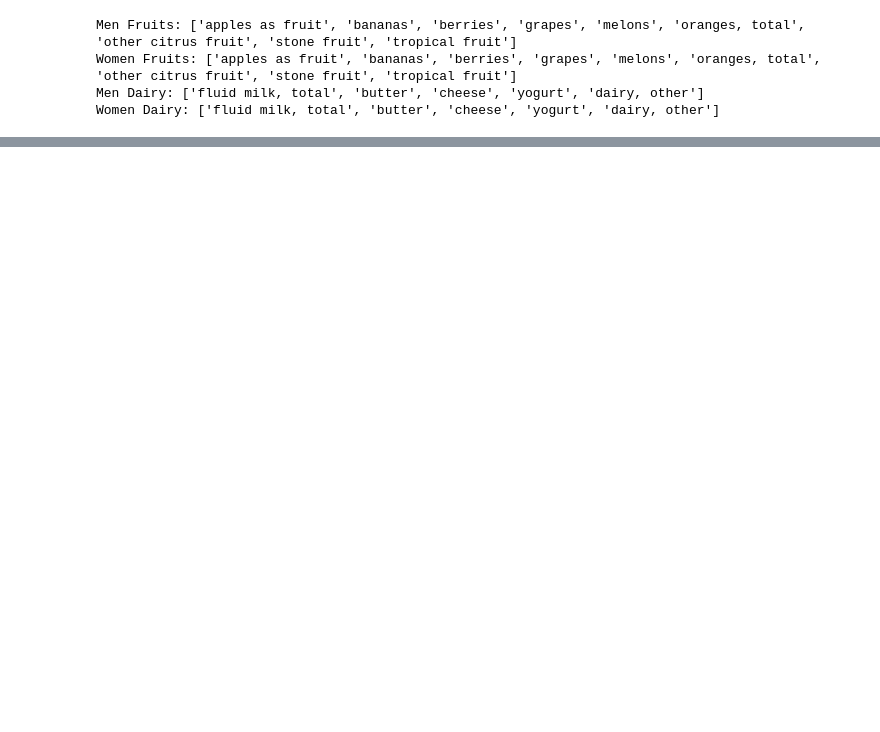
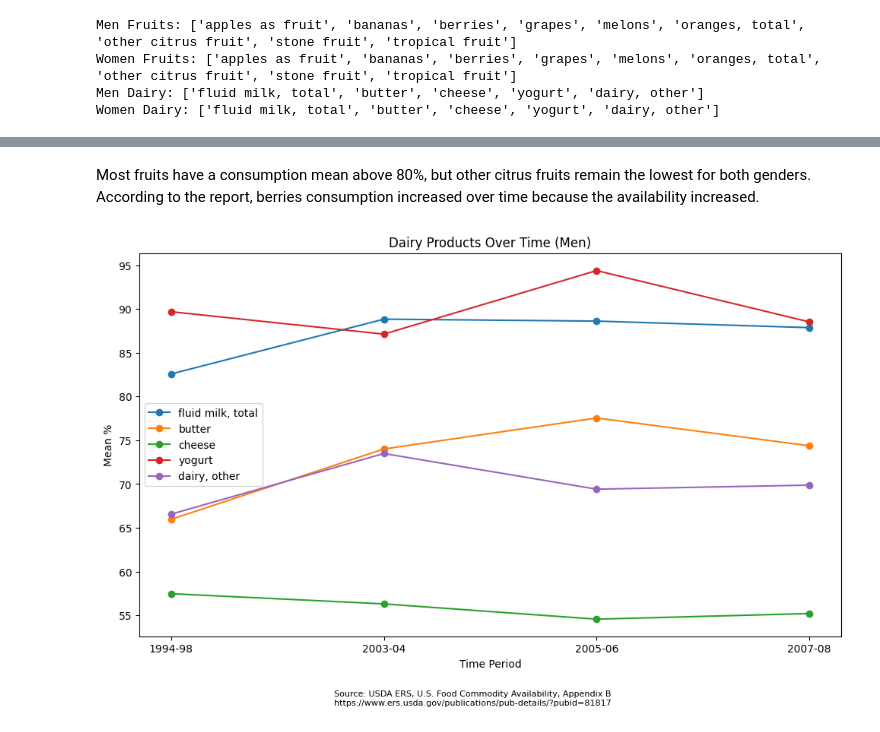
Before and after one commit to emallen2/CSc47400, a Jupyter notebook: prob1/problem1.ipynb, the cells around one changed output, grey strips where cells are left out. Saved outputs shown, nothing was run; the diff lists cells and outputs as text; code cells hidden in the pictures; blank space fills up the shorter version.

```diff
--- a/prob1/problem1.ipynb
+++ b/prob1/problem1.ipynb
@@ -107,0 +108,7 @@ plot_lines(women_dairy, "Dairy Consumption Over Time (Women)", "Mean percent", "
+# %% [markdown]
+Most fruits have a consumption mean above 80%, but other citrus fruits remain the lowest for both genders. According to the report,
+berries consumption increased over time because the availability increased.
+# %%
+plot_lines(men_dairy, "Dairy Products Over Time (Men)", "Mean %", "men_dairy.png")
+# %% [output]
+[figure, added]
```
Also changed, not shown: parts of 6 cells of this notebook, 4 other files.
